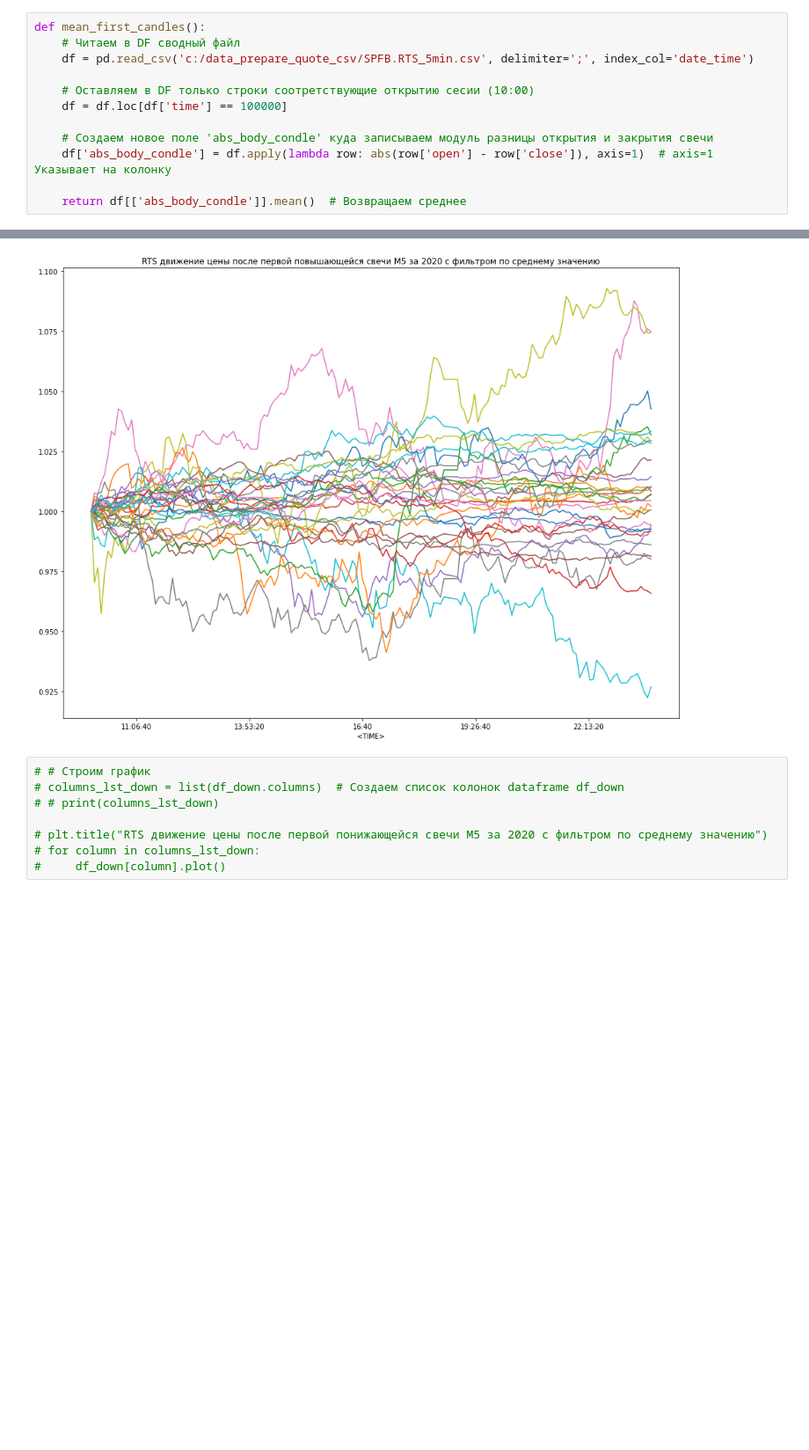
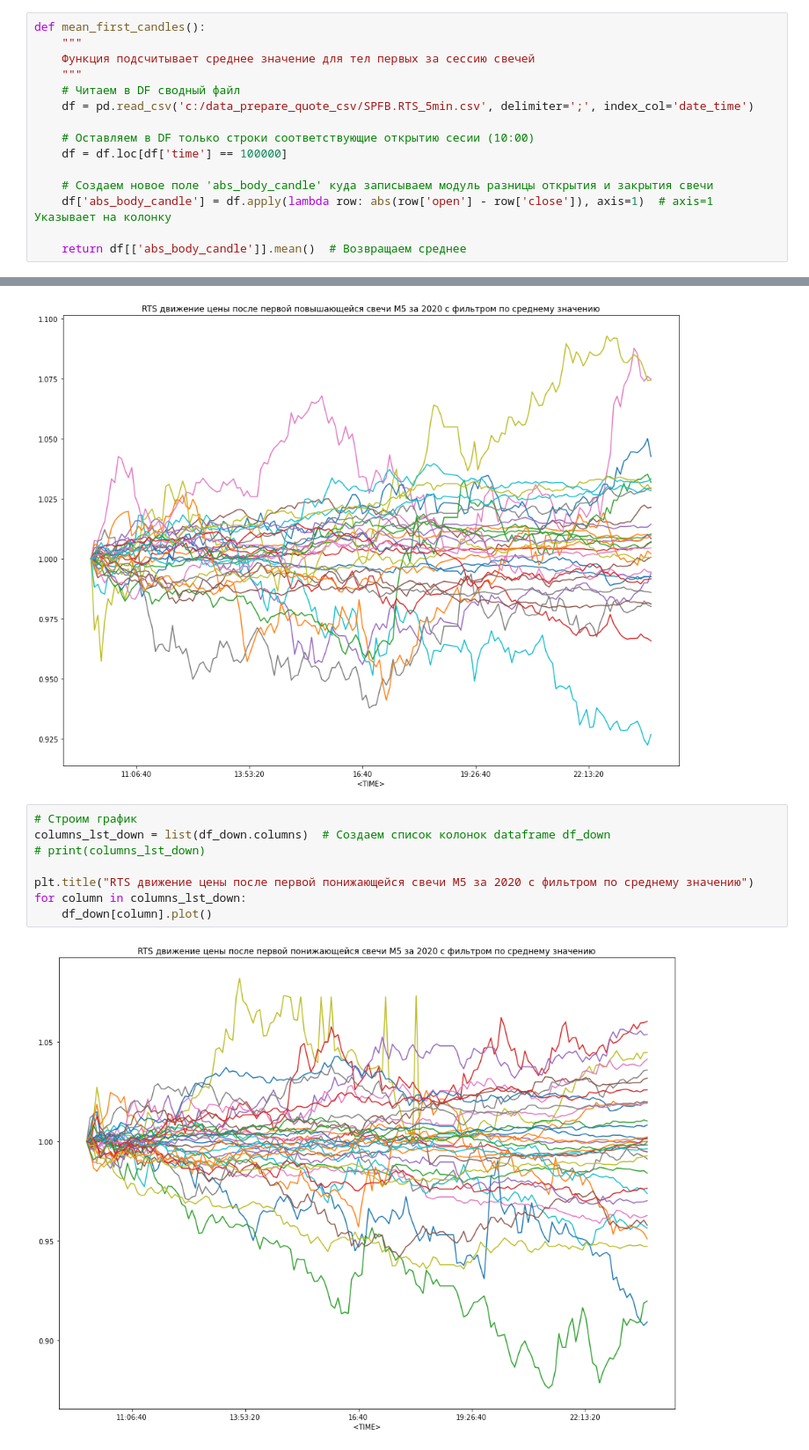
Before and after one commit to Alkor135/test_ml_quote, a Jupyter notebook: first_candle_continue/Движение цены после первой свечи с использованием среднего первых свечей.ipynb, the cells around one changed output, grey strips where cells are left out. Shown at 88% size. Drawn from its saved outputs; the diff is of its cells as text; blank space fills up the shorter version.

Commit message:
first_candle_continue_mean

```diff
--- a/first_candle_continue/Движение цены после первой свечи с использованием среднего первых свечей.ipynb
+++ b/first_candle_continue/Движение цены после первой свечи с использованием среднего первых свечей.ipynb
@@ -21,16 +21,19 @@ df_up = pd.DataFrame()  # Задаем пустой df куда будем пи
 df_down = pd.DataFrame()  # Задаем пустой df куда будем писать значения закрытия свечей после понижающейся свечи
 # %%
 def mean_first_candles():
+    """
+    Функция подсчитывает среднее значение для тел первых за сессию свечей
+    """
     # Читаем в DF сводный файл
     df = pd.read_csv('c:/data_prepare_quote_csv/SPFB.RTS_5min.csv', delimiter=';', index_col='date_time')
 
-    # Оставляем в DF только строки соотретствующие открытию сесии (10:00)
+    # Оставляем в DF только строки соответствующие открытию сесии (10:00)
     df = df.loc[df['time'] == 100000]
 
-    # Создаем новое поле 'abs_body_condle' куда записываем модуль разницы открытия и закрытия свечи
-    df['abs_body_condle'] = df.apply(lambda row: abs(row['open'] - row['close']), axis=1)  # axis=1 Указывает на колонку
+    # Создаем новое поле 'abs_body_candle' куда записываем модуль разницы открытия и закрытия свечи
+    df['abs_body_candle'] = df.apply(lambda row: abs(row['open'] - row['close']), axis=1)  # axis=1 Указывает на колонку
 
-    return df[['abs_body_condle']].mean()  # Возвращаем среднее
+    return df[['abs_body_candle']].mean()  # Возвращаем среднее
 # %%
 # среднее по всем первым свечам
 candle_first_mean = float(mean_first_candles())
@@ -127,10 +130,12 @@ for column in columns_lst_up:
 # %% [output]
 [figure]
 # %%
-# # Строим график
-# columns_lst_down = list(df_down.columns)  # Создаем список колонок dataframe df_down
-# # print(columns_lst_down)
+# Строим график
+columns_lst_down = list(df_down.columns)  # Создаем список колонок dataframe df_down
+# print(columns_lst_down)
 
-# plt.title("RTS движение цены после первой понижающейся свечи М5 за 2020 с фильтром по среднему значению")
-# for column in columns_lst_down:
-#     df_down[column].plot()
+plt.title("RTS движение цены после первой понижающейся свечи М5 за 2020 с фильтром по среднему значению")
+for column in columns_lst_down:
+    df_down[column].plot()
+# %% [output]
+[figure, added]
```
Also changed, not shown: 1 other file.
